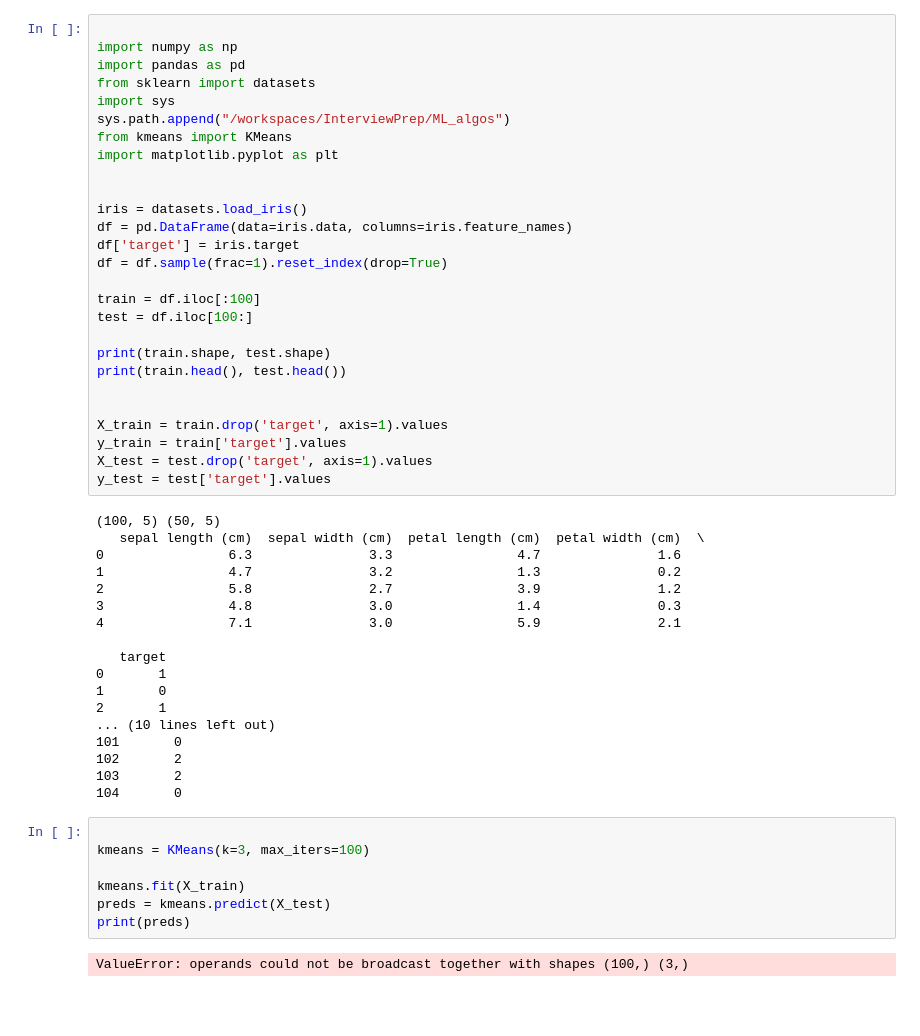
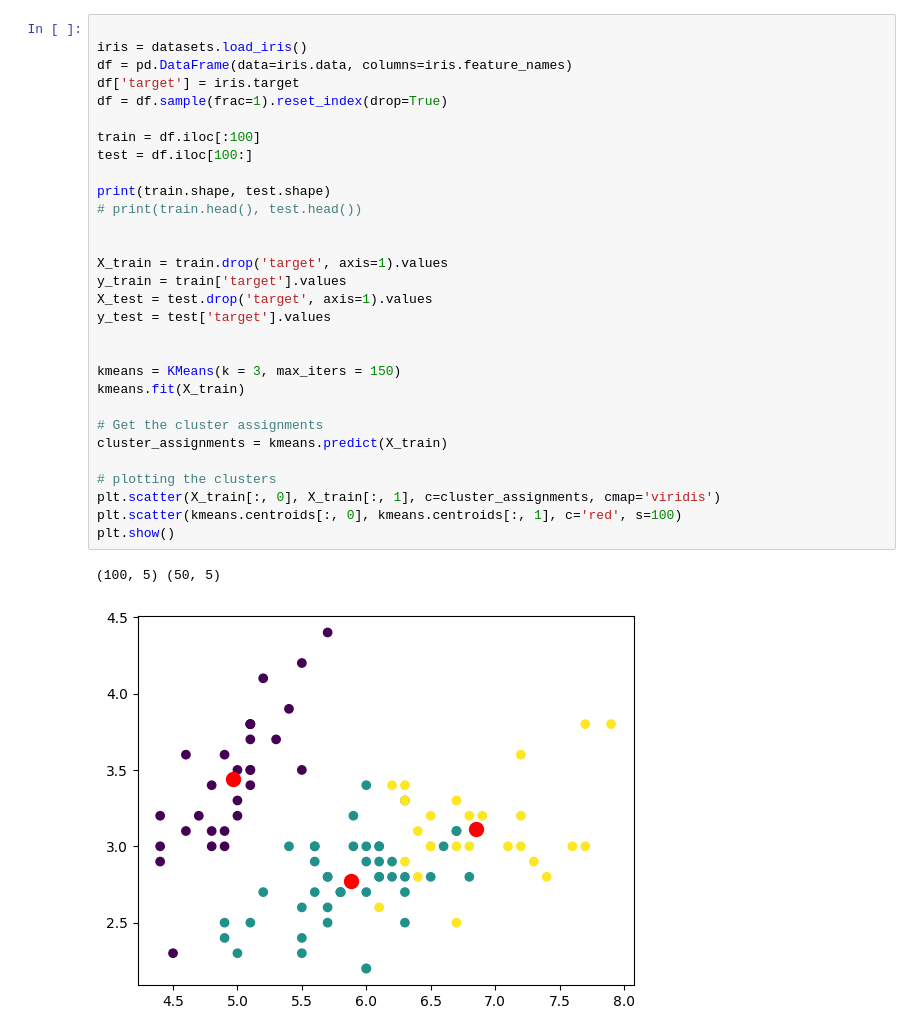
Before and after one commit to bhuvan454/InterviewPrep, a Jupyter notebook: notebooks/kmeansclustering.ipynb, the cells around one changed output. Drawn from its saved outputs; the diff is of its cells as text; blank space fills up the shorter version.

Commit message:
kmeans updated

```diff
--- a/notebooks/kmeansclustering.ipynb
+++ b/notebooks/kmeansclustering.ipynb
@@ -1,54 +28,33 @@
 # %%
-
-import numpy as np
-import pandas as pd
-from sklearn import datasets
-import sys
-sys.path.append("/workspaces/InterviewPrep/ML_algos")
-from kmeans import KMeans
-import matplotlib.pyplot as plt
-
 
 iris = datasets.load_iris()
 df = pd.DataFrame(data=iris.data, columns=iris.feature_names)
 df['target'] = iris.target
 df = df.sample(frac=1).reset_index(drop=True)
 
 train = df.iloc[:100]
 test = df.iloc[100:]
 
 print(train.shape, test.shape)
-print(train.head(), test.head())
+# print(train.head(), test.head())
 
 
 X_train = train.drop('target', axis=1).values
 y_train = train['target'].values
 X_test = test.drop('target', axis=1).values
 y_test = test['target'].values
+
+
+kmeans = KMeans(k = 3, max_iters = 150)
+kmeans.fit(X_train)
+
+# Get the cluster assignments
+cluster_assignments = kmeans.predict(X_train)
+
+# plotting the clusters
+plt.scatter(X_train[:, 0], X_train[:, 1], c=cluster_assignments, cmap='viridis')
+plt.scatter(kmeans.centroids[:, 0], kmeans.centroids[:, 1], c='red', s=100)
+plt.show()
 # %% [output]
 (100, 5) (50, 5)
-   sepal length (cm)  sepal width (cm)  petal length (cm)  petal width (cm)  \
-0                6.3               3.3                4.7               1.6
-1                4.7               3.2                1.3               0.2
-2                5.8               2.7                3.9               1.2
-3                4.8               3.0                1.4               0.3
-4                7.1               3.0                5.9               2.1
-
-   target
-0       1
-1       0
-2       1
-... (10 lines left out)
-101       0
-102       2
-103       2
-104       0
+[figure, added]
-# %%
-
-kmeans = KMeans(k=3, max_iters=100)
-
-kmeans.fit(X_train)
-preds = kmeans.predict(X_test)
-print(preds)
-# %% [output]
-ValueError: operands could not be broadcast together with shapes (100,) (3,)
```
Also changed, not shown: parts of 4 cells of this notebook, 1 other file.
